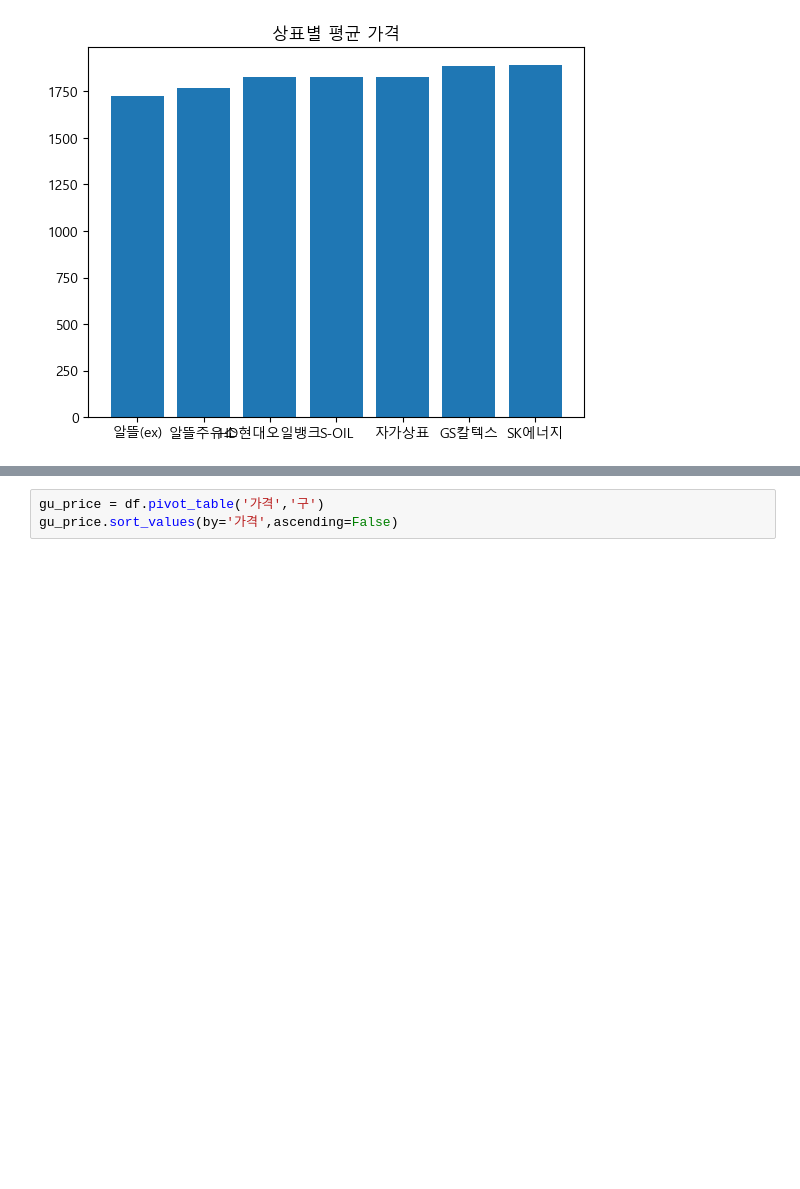
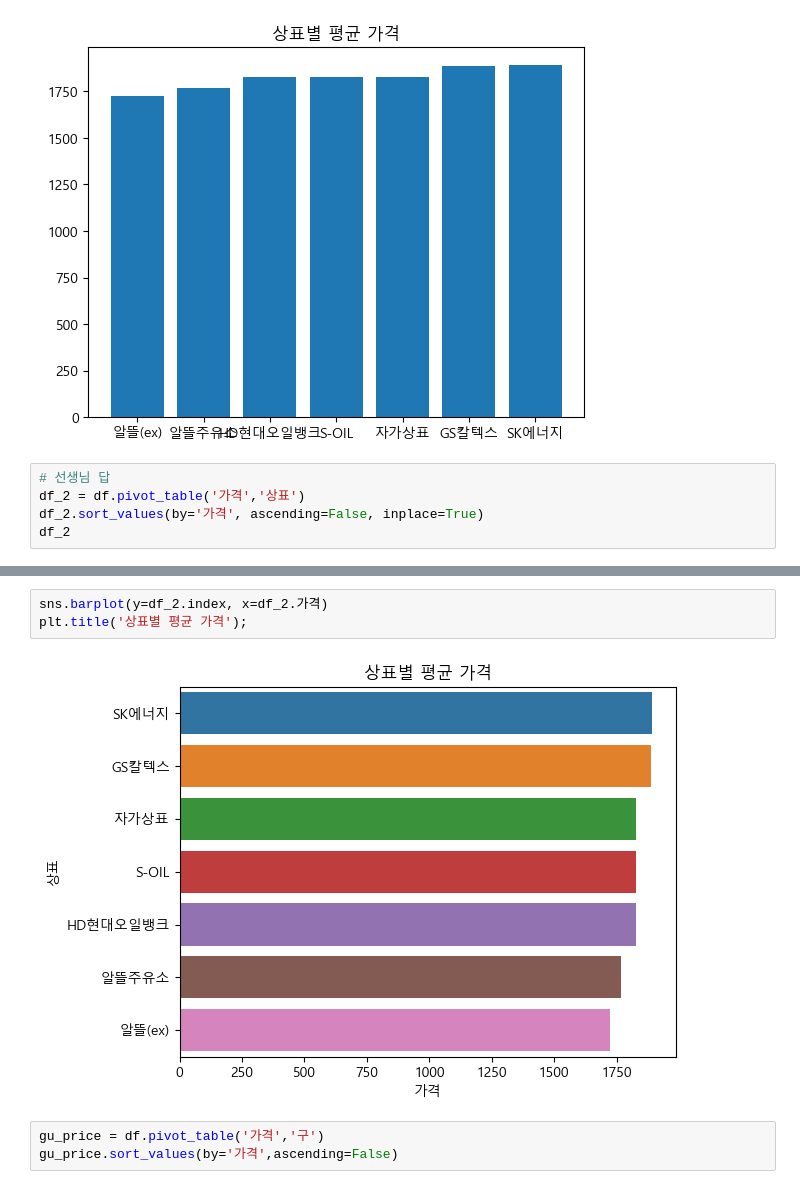
Before and after one commit to forever-young86/DataAnalysis-2023.09, a Jupyter notebook: 05.Crawling/15.Opinet.ipynb, the cells around one changed output, grey strips where cells are left out. Cells and saved outputs as stored; diff of their text form; blank space fills up the shorter version.

```diff
--- a/05.Crawling/15.Opinet.ipynb
+++ b/05.Crawling/15.Opinet.ipynb
@@ -233,3 +233,8 @@ plt.bar(brand.index, brand.values)
 plt.title('상표별 평균 가격');
 # %% [output]
 [figure]
+# %%
+# 선생님 답
+df_2 = df.pivot_table('가격','상표')
+df_2.sort_values(by='가격', ascending=False, inplace=True)
+df_2
@@ -236,3 +251,8 @@ plt.title('상표별 평균 가격');
+# %%
+sns.barplot(y=df_2.index, x=df_2.가격)
+plt.title('상표별 평균 가격');
+# %% [output]
+[figure, added]
 # %%
 gu_price = df.pivot_table('가격','구')
 gu_price.sort_values(by='가격',ascending=False)
```
Also changed, not shown: parts of 3 cells of this notebook, 9 other files.
